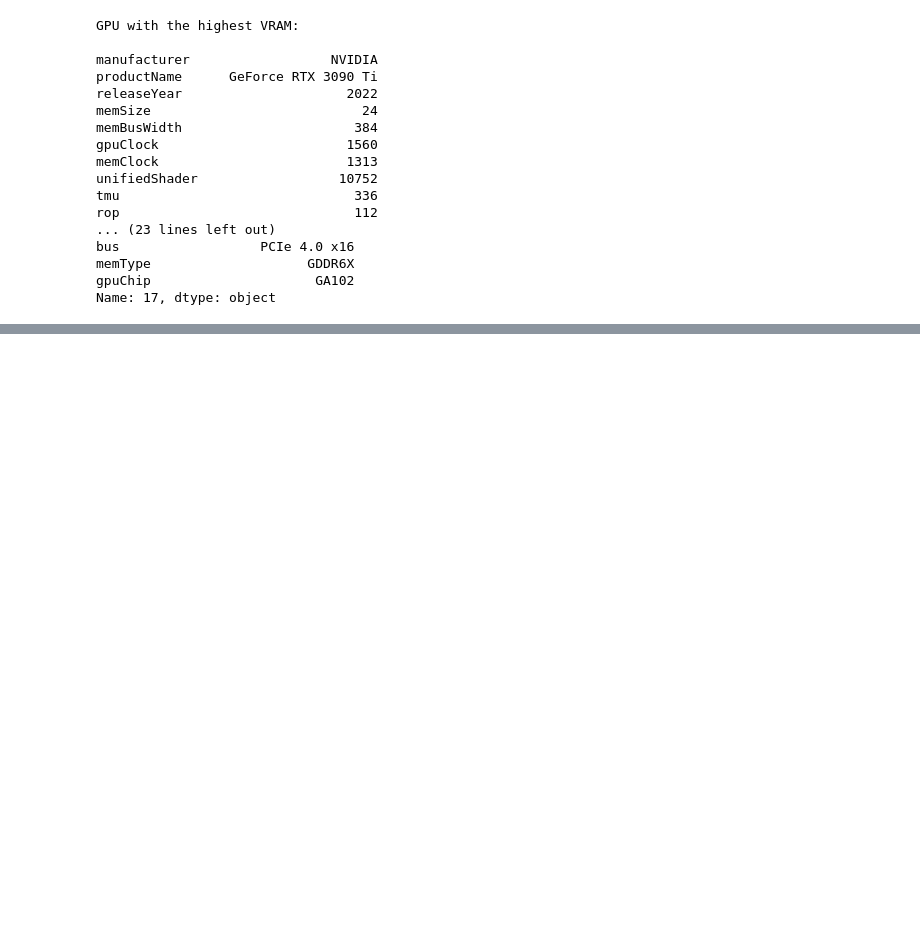
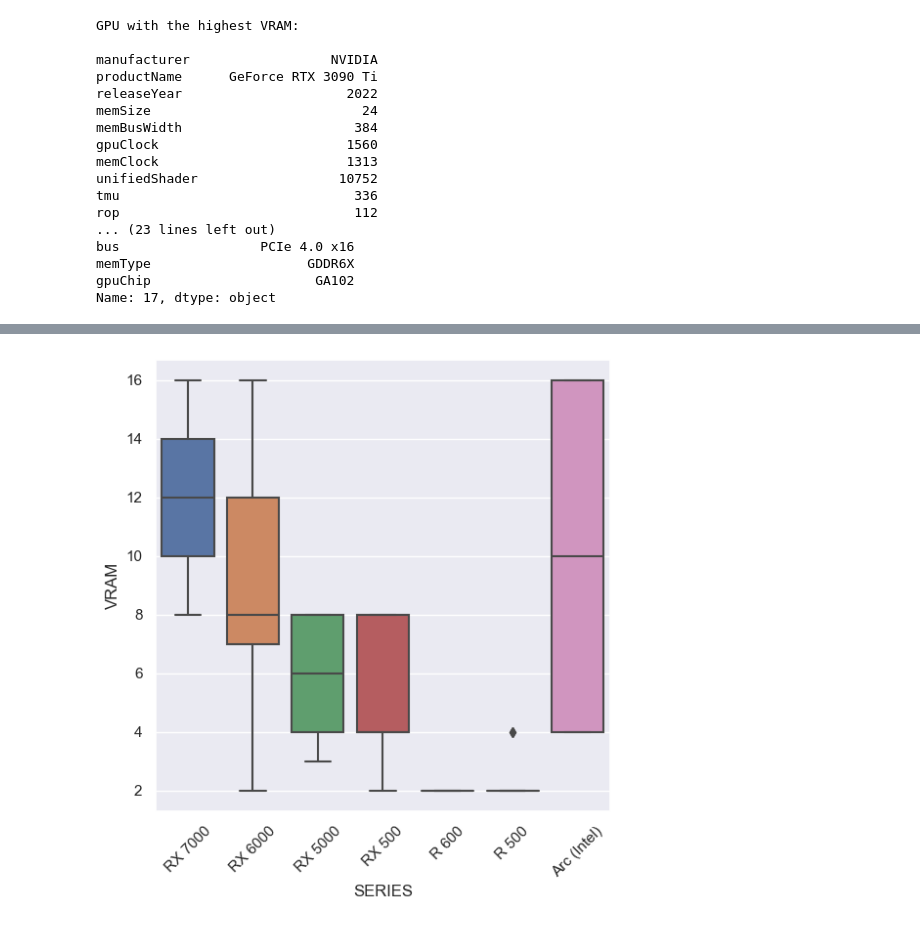
Before and after one commit to gustavopin/GPUInformation, a Jupyter notebook: analysis.ipynb, the cells around one changed output, grey strips where cells are left out. Cells and saved outputs as stored; diff of their text form; code cells hidden in the pictures; blank space fills up the shorter version.

```diff
--- a/analysis.ipynb
+++ b/analysis.ipynb
@@ -128,0 +208,27 @@ print(gtx900)
+# %%
+# boxplot for AMD GPUs and Intel
+# choosing the variable for the graph (VRAM)
+r1 = rx7000.iloc[:, [2]]
+r2 = rx6000.iloc[:, [2]]
+r3 = rx5000.iloc[:, [2]]
+r4 = rx500.iloc[:, [2]]
+r5 = r600.iloc[:, [2]]
+r6 = r500.iloc[:, [2]]
+r7 = arc_intel.iloc[:, [2]]
+
+# labels
+labels2 = ['RX 7000', 'RX 6000', 'RX 5000', 'RX 500', 'R 600', 'R 500', 'Arc (Intel)']
+
+# graph
+fig, ax = plt.subplots()
+
+sns.set(rc={'figure.figsize':(6,6)})
+sns.boxplot(data = (r1, r2, r3, r4, r5, r6, r7))
+ax.set_xticklabels(labels2)
+plt.xticks(rotation = 45)
+plt.xlabel('SERIES')
+plt.ylabel('VRAM')
+plt.savefig('Graphs/amd_intel_vram.png', bbox_inches="tight")
+plt.show()
+# %% [output]
+[figure, added]
```
Also changed, not shown: parts of 15 cells of this notebook, 10 other files.
